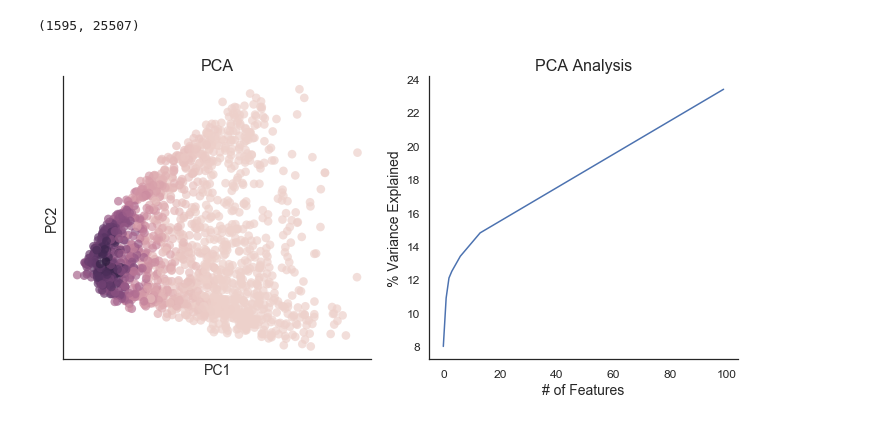
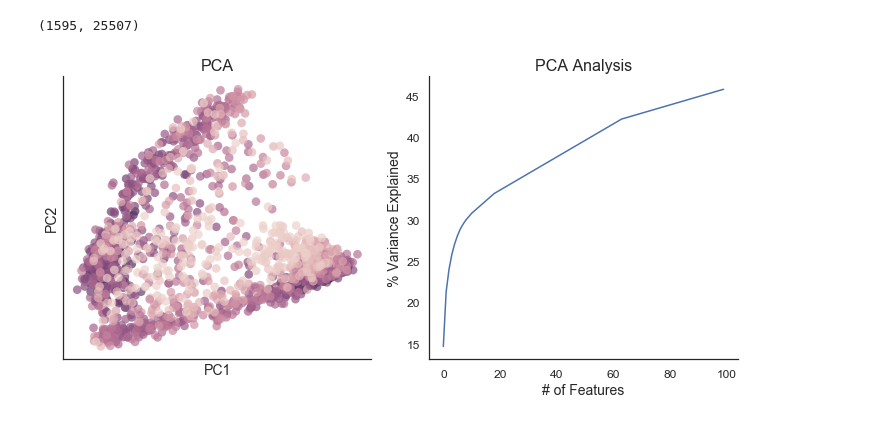
Before and after one commit to codyheiser/fluffy-succotash, a Jupyter notebook: method_val.ipynb, the cells around one changed output. Cells and saved outputs as stored; diff of their text form; code cells hidden in the pictures.

```diff
--- a/method_val.ipynb
+++ b/method_val.ipynb
@@ -156,14 +156,14 @@ plt.show()
 ---
 Now try the same thing for a continuous dataset by assigning random barcodes with proportional downsampling
 # %%
-s1 = RNA_counts.from_file(datafile='qi_s1_edited_all.csv.gz', labels=[None,None])
+s1 = RNA_counts.from_file(datafile='resources/qi_s1_edited_all.csv.gz', labels=[None,None])
 # %%
 s1.data.shape
 # %% [output]
 (1595, 25507)
 # %%
 %%time
-s1_PCA = fcc_PCA(matrix=s1.arcsinh_norm(), n_components=100)
+s1_PCA = fcc_PCA(matrix=s1.arcsinh_norm(norm='l1'), n_components=100)
 s1_PCA.plot()
 # %% [output]
-[figure, old version]
+[figure, new version]
```
Also changed, not shown: parts of 31 cells of this notebook, 3 other files.
